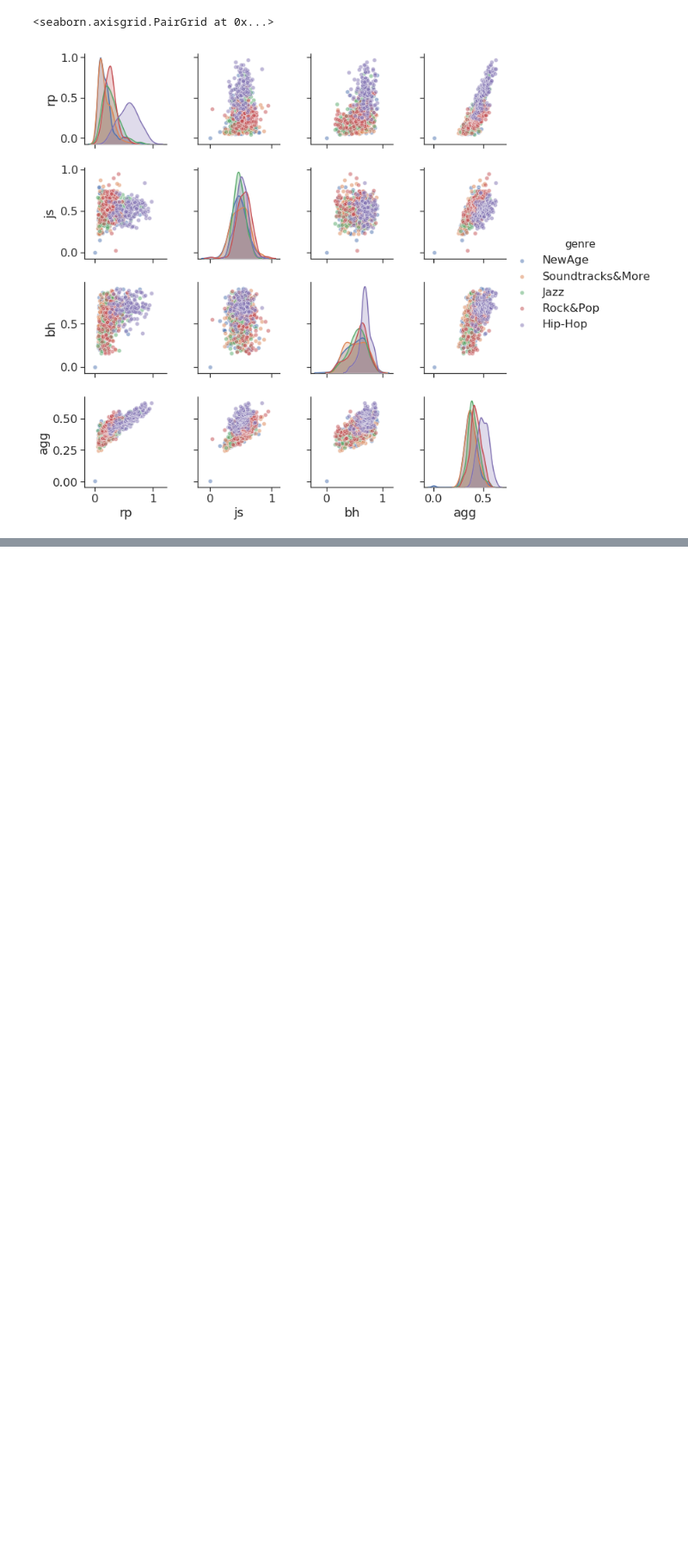
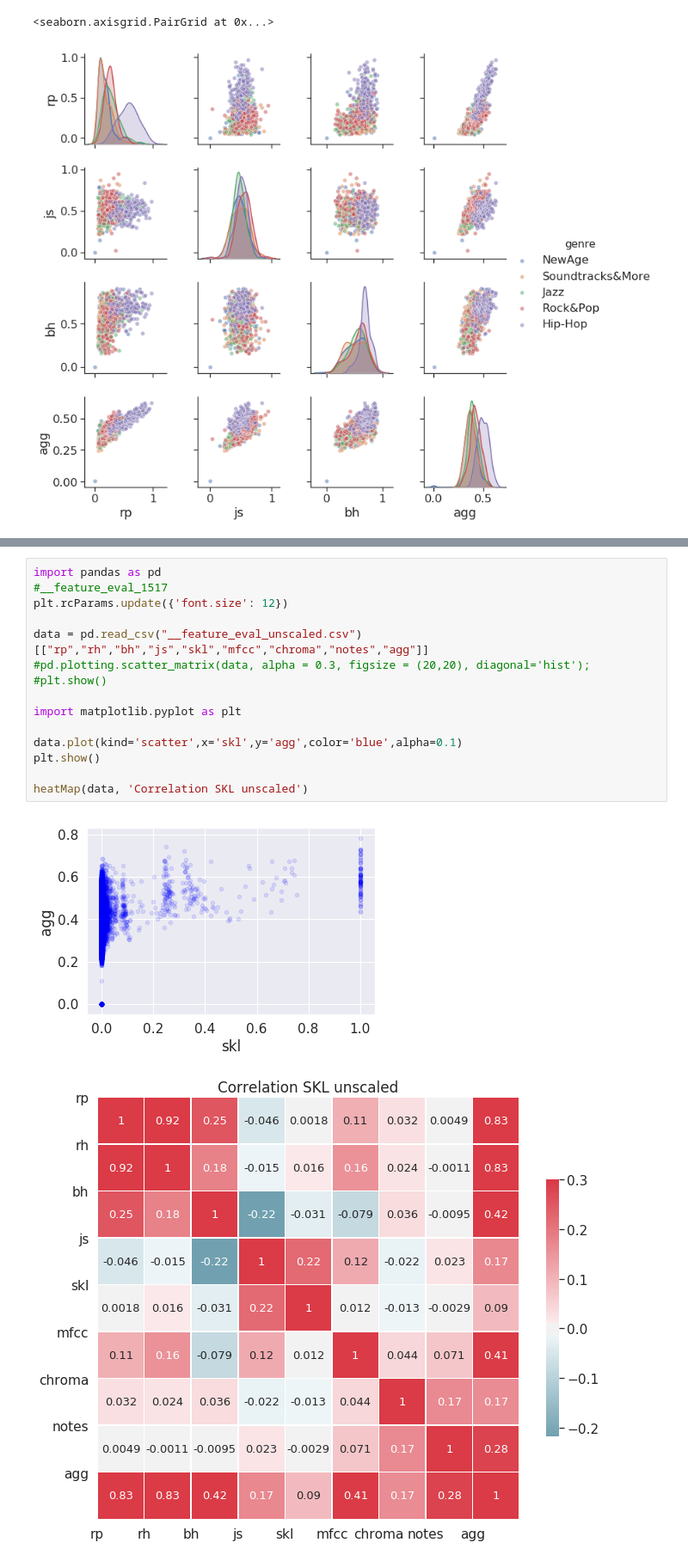
Before and after one commit to oObqpdOo/MusicSimilarity-Spark, a Jupyter notebook: auto evaluate cover and genre/correlation analysis/correlation2.ipynb, the cells around one changed output, grey strips where cells are left out. Shown at 86% size. Saved outputs shown, nothing was run; the diff lists cells and outputs as text; blank space fills up the shorter version.

```diff
--- a/auto evaluate cover and genre/correlation analysis/correlation2.ipynb
+++ b/auto evaluate cover and genre/correlation analysis/correlation2.ipynb
@@ -161,0 +205,18 @@ sns.pairplot(data, hue="genre")
+# %%
+import pandas as pd
+#__feature_eval_1517
+plt.rcParams.update({'font.size': 12})
+
+data = pd.read_csv("__feature_eval_unscaled.csv")[["rp","rh","bh","js","skl","mfcc","chroma","notes","agg"]]
+#pd.plotting.scatter_matrix(data, alpha = 0.3, figsize = (20,20), diagonal='hist');
+#plt.show()
+
+import matplotlib.pyplot as plt
+
+data.plot(kind='scatter',x='skl',y='agg',color='blue',alpha=0.1)
+plt.show()
+
+heatMap(data, 'Correlation SKL unscaled')
+# %% [output]
+[figure, added]
+[figure, added]
```
Also changed, not shown: parts of 3 cells of this notebook, 3 other files.
